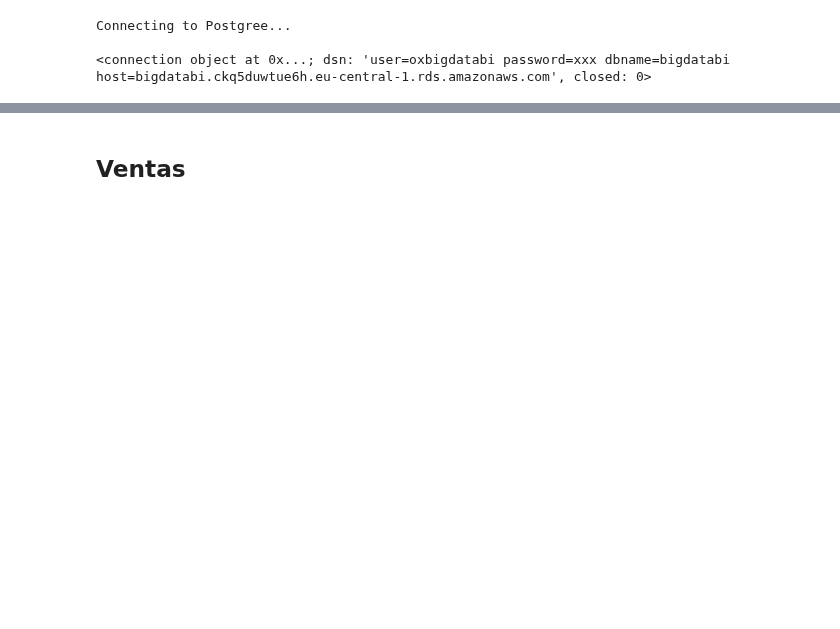
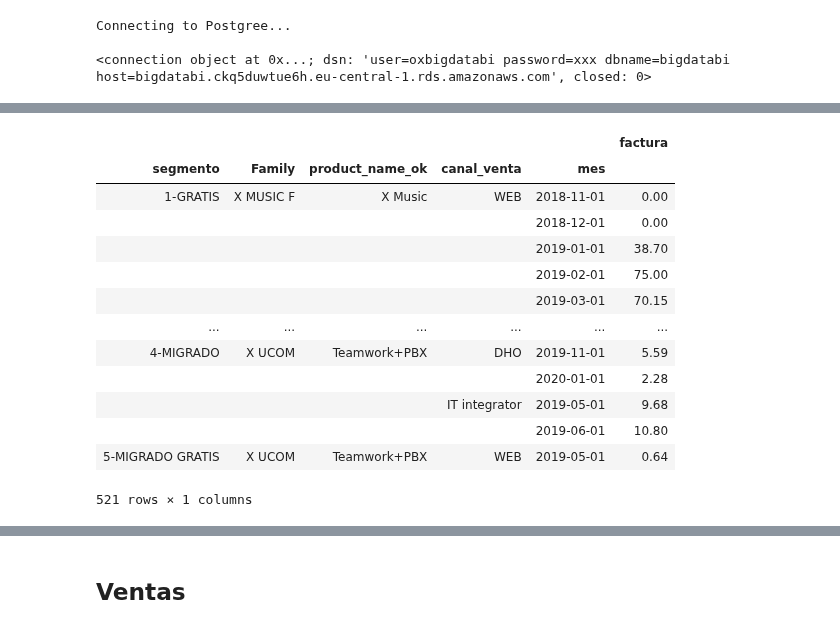
Before and after one commit to mariaadradosr/PyCartera, a Jupyter notebook: Final_PyCartera.ipynb, the cells around one changed output, grey strips where cells are left out. Cells and saved outputs as stored; diff of their text form; code cells hidden in the pictures; blank space fills up the shorter version.

```diff
--- a/Final_PyCartera.ipynb
+++ b/Final_PyCartera.ipynb
@@ -13,3 +74,20 @@ Connecting to Postgree...
+# %%
+bill_df[['factura']].groupby(by=[bill_df.segmento,bill_df.Family,bill_df.product_name_ok,bill_df.canal_venta,bill_df.mes]).sum()
+# %% [output]
+|  |  |  |  |  | factura |
+| segmento | Family | product_name_ok | canal_venta | mes |  |
+| 1-GRATIS | X MUSIC F | X Music | WEB | 2018-11-01 | 0.00 |
+|  |  |  |  | 2018-12-01 | 0.00 |
+|  |  |  |  | 2019-01-01 | 38.70 |
+|  |  |  |  | 2019-02-01 | 75.00 |
+|  |  |  |  | 2019-03-01 | 70.15 |
+| ... | ... | ... | ... | ... | ... |
+| 4-MIGRADO | X UCOM | Teamwork+PBX | DHO | 2019-11-01 | 5.59 |
+|  |  |  |  | 2020-01-01 | 2.28 |
+|  |  |  | IT integrator | 2019-05-01 | 9.68 |
+|  |  |  |  | 2019-06-01 | 10.80 |
+| 5-MIGRADO GRATIS | X UCOM | Teamwork+PBX | WEB | 2019-05-01 | 0.64 |
+521 rows × 1 columns
 # %%
 df = functions.base(cur)
 # %%
```
Also changed, not shown: parts of 20 cells of this notebook, 11 other files.
